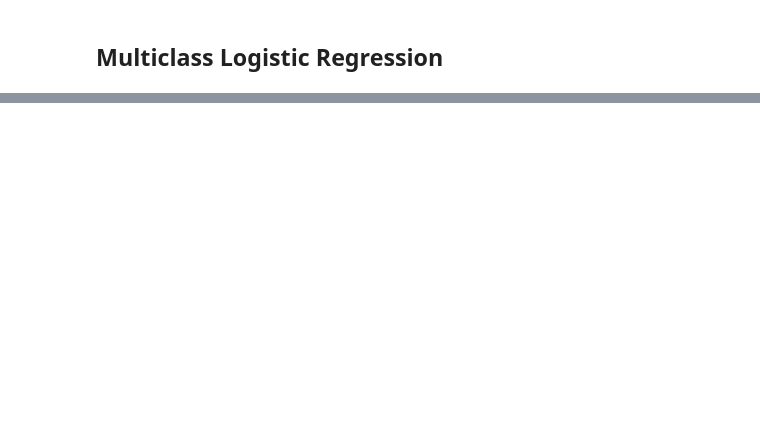
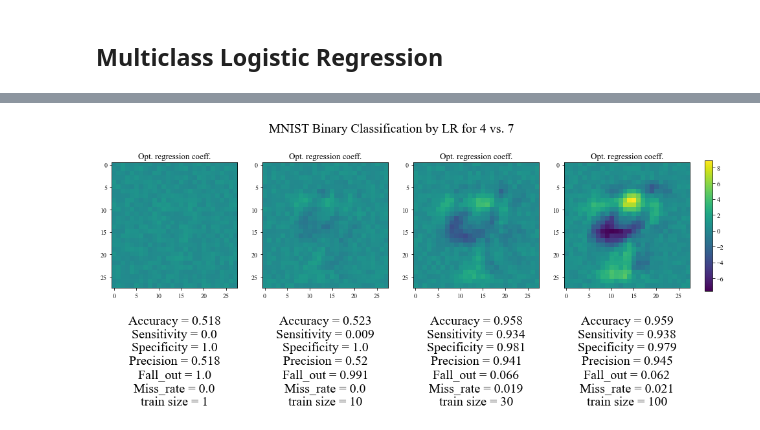
Before and after one commit to HanbaekLyu/Math156_UCLA_SP21, a Jupyter notebook: notebooks/Math156_classification_MNIST.ipynb, the cells around one changed output, grey strips where cells are left out. Saved outputs shown, nothing was run; the diff lists cells and outputs as text; code cells hidden in the pictures; blank space fills up the shorter version.

```diff
--- a/notebooks/Math156_classification_MNIST.ipynb
+++ b/notebooks/Math156_classification_MNIST.ipynb
@@ -625,0 +665,67 @@ plt.savefig('MLR_MNIST_test_ex2.pdf', bbox_inches='tight')
+# %%
+# fit probit regression using GD and compute binary classification accuracies
+
+# Get train and test data
+digits_list = ['4', '7']
+X_train, X_test, y_train, y_test = sample_binary_MNIST(digits_list, full_MNIST = [X,y])
+# Feature matrix of size (p x n) = (feature dim x samples)
+
+list_train_size = [1,10, 30, 100]
+
+# train the regression coefficients for all cases
+W_list = []
+results_list = []
+
+for i in np.arange(len(list_train_size)):
+    size = list_train_size[i]
+    idx = np.random.choice(np.arange(len(y_train)), size)
+    X_train0 = X_train[idx, :]
+    y_train0 = y_train[idx]
+
+    # Train the logistic regression model
+    H_train0 = np.vstack((np.ones(X_train0.shape[0]), X_train0.T))  # add first row of 1's for bias features
+    W = fit_PR_GD(Y=y_train0, H=H_train0/100)  # reduce the scale of H for numerical stability
+    W_list.append(W.copy()) # make sure use copied version of W since the same name is overrided in the loop
+
+    # Get predicted probabilities
+    H_test = np.vstack((np.ones(X_test.shape[0]), X_test.T))
+    Q = 1 / (1 + np.exp(-H_test.T @ W)) # predicted probabilities for y_test
+
+    # Compute binary classification accuracies
+    results_dict = compute_accuracy_metrics(Y_test=y_test, P_pred = Q)
+    results_dict.update({'train size':X_train0.shape[0]})  # add the train data size to the results dictionary
+    results_list.append(results_dict.copy())
+
+    # Print out the results
+    """
+    keys_list = [i for i in results_dict.keys()]
+    for key in keys_list:
+        if key not in ['Y_test', 'Y_pred']:
+            print('%s = %f' % (key, results_dict.get(key)))
+    """
+
+# make plot
+fig, ax = plt.subplots(nrows=1, ncols=len(list_train_size), figsize=[16, 4])
+
+for i in np.arange(len(list_train_size)):
+    result_dict = results_list[i]
+    W = W_list[i][1:,:]
+    im = ax[i].imshow(W.copy().reshape(28,28), vmin=np.min(W_list), vmax=np.max(W_list))
+
+    subtitle = ""
+    keys_list = [i for i in results_list[i].keys()]
+    for key in keys_list:
+        if key not in ['Y_test', 'Y_pred', 'AUC', 'Opt_threshold']:
+            subtitle += "\n" + str(key) + " = " + str(np.round(results_list[i].get(key),3))
+            # print('%s = %f' % (key, results_list[i].get(key)))
+
+    ax[i].set_title('Opt. regression coeff.', fontsize=13)
+    ax[i].set_xlabel(subtitle, fontsize=20)
+
+fig.subplots_adjust(right=0.9)
+fig.suptitle("MNIST Binary Classification by LR for %s vs. %s" % (digits_list[0], digits_list[1]), fontsize=20, y=1.05)
+cbar_ax = fig.add_axes([0.92, 0.15, 0.01, 0.7])
+fig.colorbar(im, cax=cbar_ax)
+plt.savefig('PR_MNIST_test_ex1.pdf', bbox_inches='tight')
+# %% [output]
+[figure, added]
```
Also changed, not shown: parts of 15 cells of this notebook.
